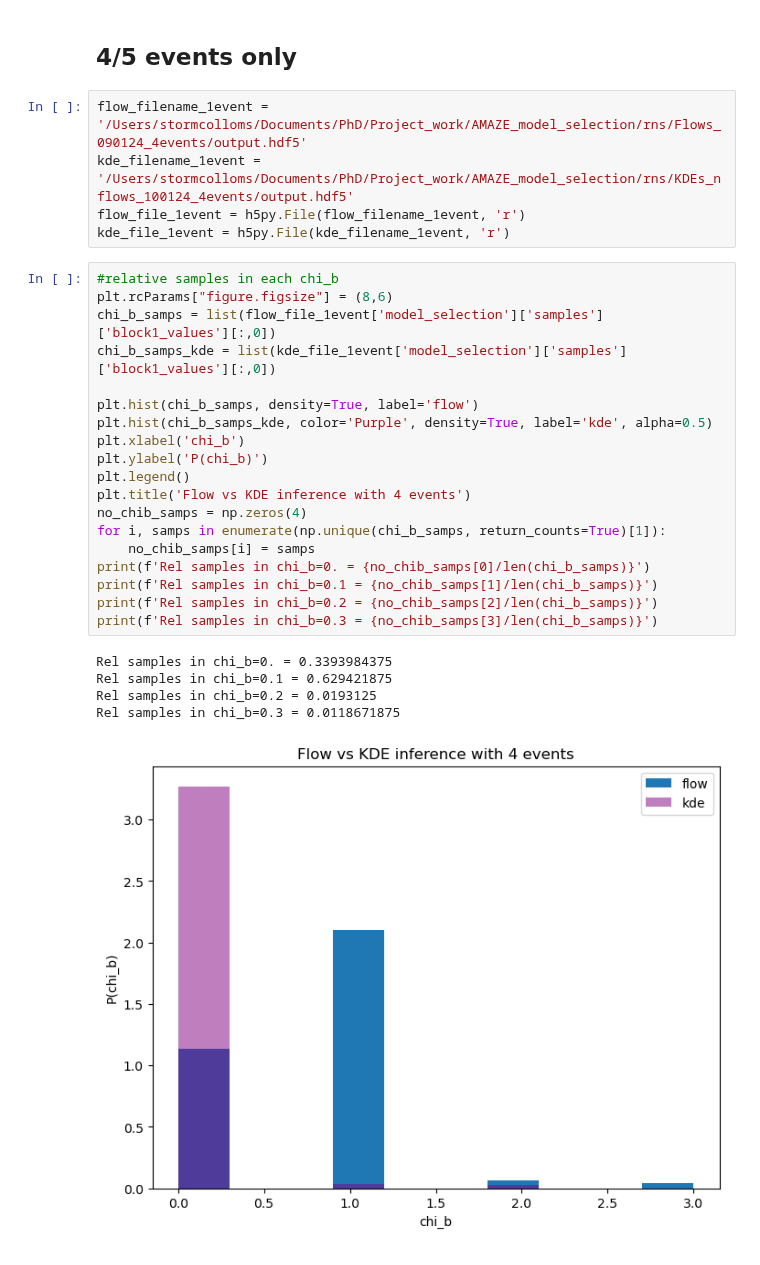
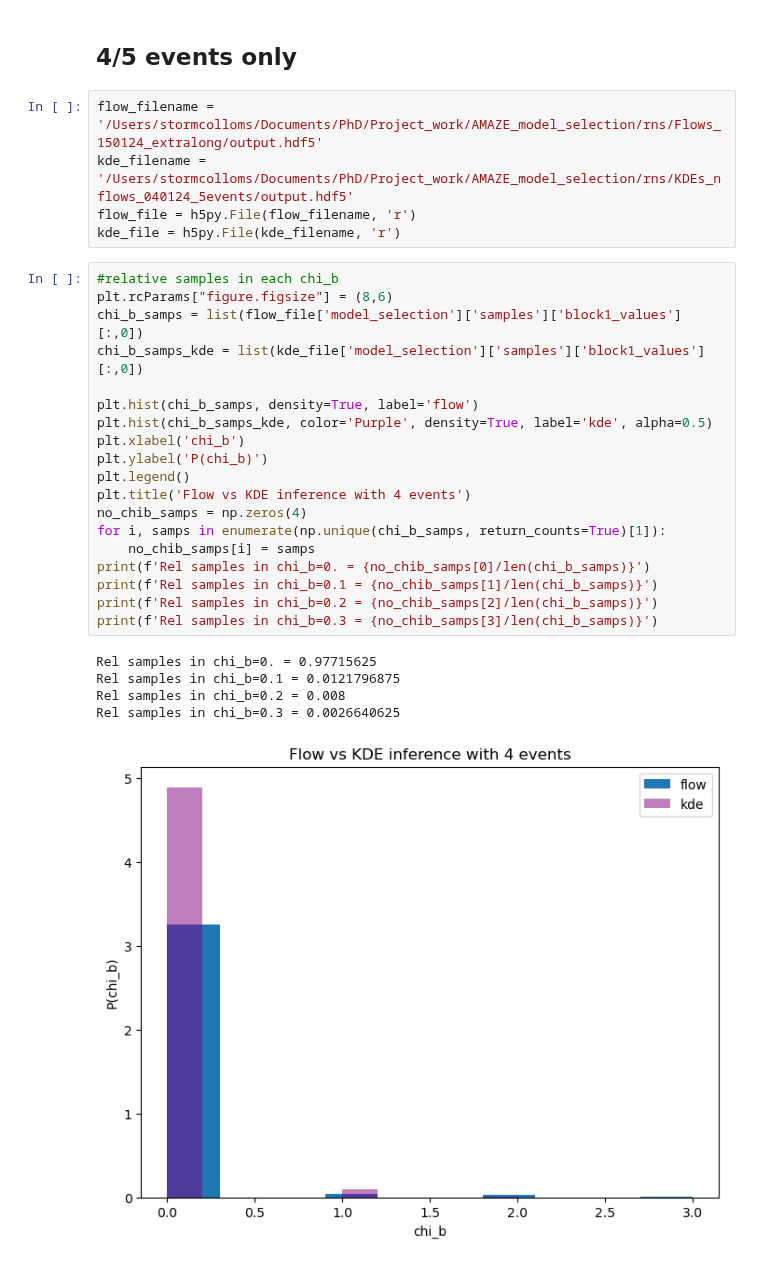
Before and after one commit to scolloms/AMAZE_model_selection, a Jupyter notebook: rns/postsample_analyses.ipynb, the cells around one changed output. Saved outputs shown, nothing was run; the diff lists cells and outputs as text.

Commit message:
inference results with extralong flows

```diff
--- a/rns/postsample_analyses.ipynb
+++ b/rns/postsample_analyses.ipynb
@@ -130,34 +130,34 @@ fig.tight_layout(pad=1.3)
 # %% [markdown]
 ## 4/5 events only
 # %%
-flow_filename_1event = '/Users/stormcolloms/Documents/PhD/Project_work/AMAZE_model_selection/rns/Flows_090124_4events/output.hdf5'
-kde_filename_1event = '/Users/stormcolloms/Documents/PhD/Project_work/AMAZE_model_selection/rns/KDEs_nflows_100124_4events/output.hdf5'
-flow_file_1event = h5py.File(flow_filename_1event, 'r')
-kde_file_1event = h5py.File(kde_filename_1event, 'r')
+flow_filename = '/Users/stormcolloms/Documents/PhD/Project_work/AMAZE_model_selection/rns/Flows_150124_extralong/output.hdf5'
+kde_filename = '/Users/stormcolloms/Documents/PhD/Project_work/AMAZE_model_selection/rns/KDEs_nflows_040124_5events/output.hdf5'
+flow_file = h5py.File(flow_filename, 'r')
+kde_file = h5py.File(kde_filename, 'r')
 # %%
 #relative samples in each chi_b
 plt.rcParams["figure.figsize"] = (8,6)
-chi_b_samps = list(flow_file_1event['model_selection']['samples']['block1_values'][:,0])
-chi_b_samps_kde = list(kde_file_1event['model_selection']['samples']['block1_values'][:,0])
+chi_b_samps = list(flow_file['model_selection']['samples']['block1_values'][:,0])
+chi_b_samps_kde = list(kde_file['model_selection']['samples']['block1_values'][:,0])
 
 plt.hist(chi_b_samps, density=True, label='flow')
 plt.hist(chi_b_samps_kde, color='Purple', density=True, label='kde', alpha=0.5)
 plt.xlabel('chi_b')
 plt.ylabel('P(chi_b)')
 plt.legend()
 plt.title('Flow vs KDE inference with 4 events')
 no_chib_samps = np.zeros(4)
 for i, samps in enumerate(np.unique(chi_b_samps, return_counts=True)[1]):
     no_chib_samps[i] = samps
 print(f'Rel samples in chi_b=0. = {no_chib_samps[0]/len(chi_b_samps)}')
 print(f'Rel samples in chi_b=0.1 = {no_chib_samps[1]/len(chi_b_samps)}')
 print(f'Rel samples in chi_b=0.2 = {no_chib_samps[2]/len(chi_b_samps)}')
 print(f'Rel samples in chi_b=0.3 = {no_chib_samps[3]/len(chi_b_samps)}')
 # %% [output]
-Rel samples in chi_b=0. = 0.3393984375
-Rel samples in chi_b=0.1 = 0.629421875
-Rel samples in chi_b=0.2 = 0.0193125
-Rel samples in chi_b=0.3 = 0.0118671875
+Rel samples in chi_b=0. = 0.97715625
+Rel samples in chi_b=0.1 = 0.0121796875
+Rel samples in chi_b=0.2 = 0.008
+Rel samples in chi_b=0.3 = 0.0026640625
-[figure, old version]
+[figure, new version]
 # %%
 #relative samples in each alpha
```
Also changed, not shown: parts of 3 cells of this notebook.
